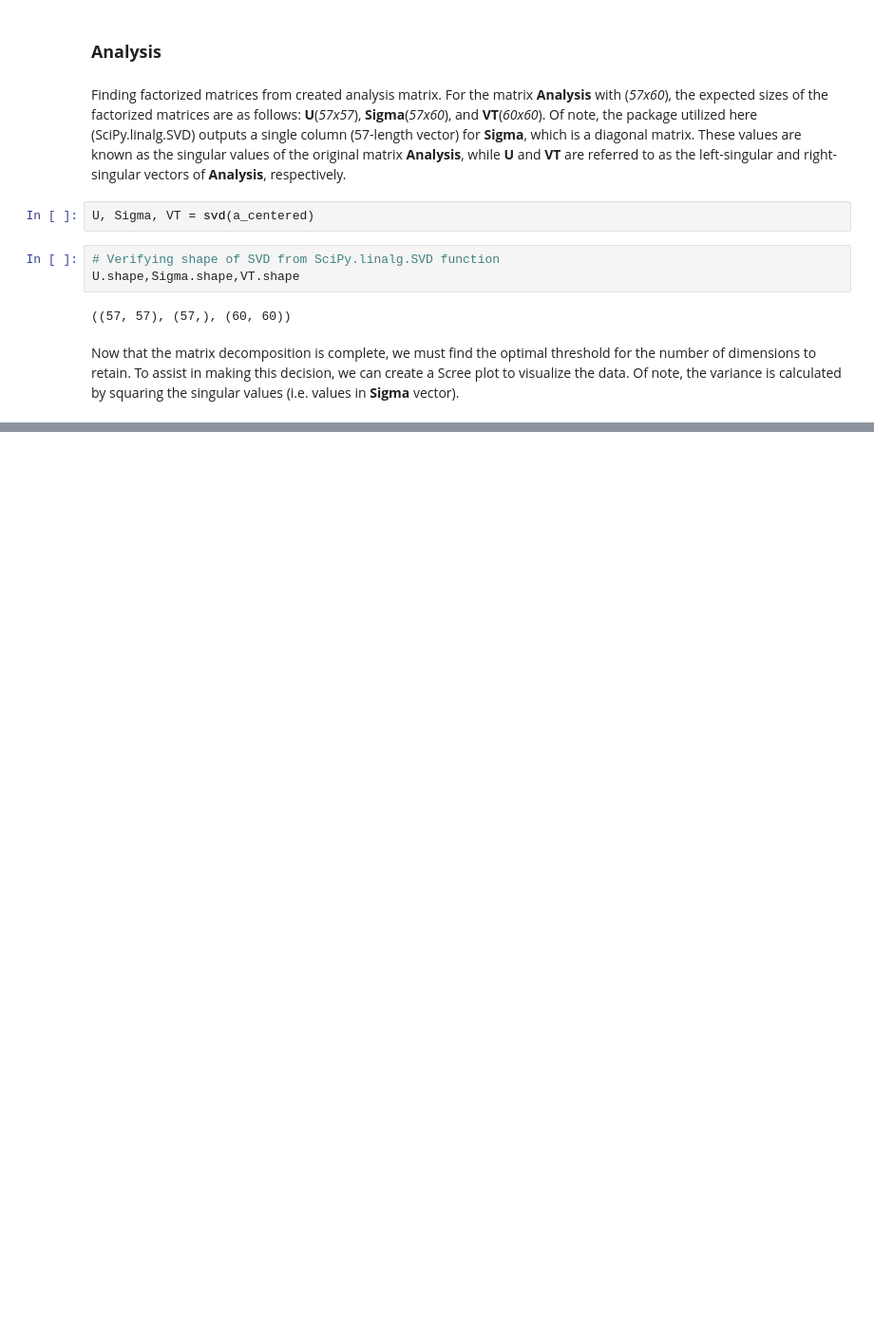
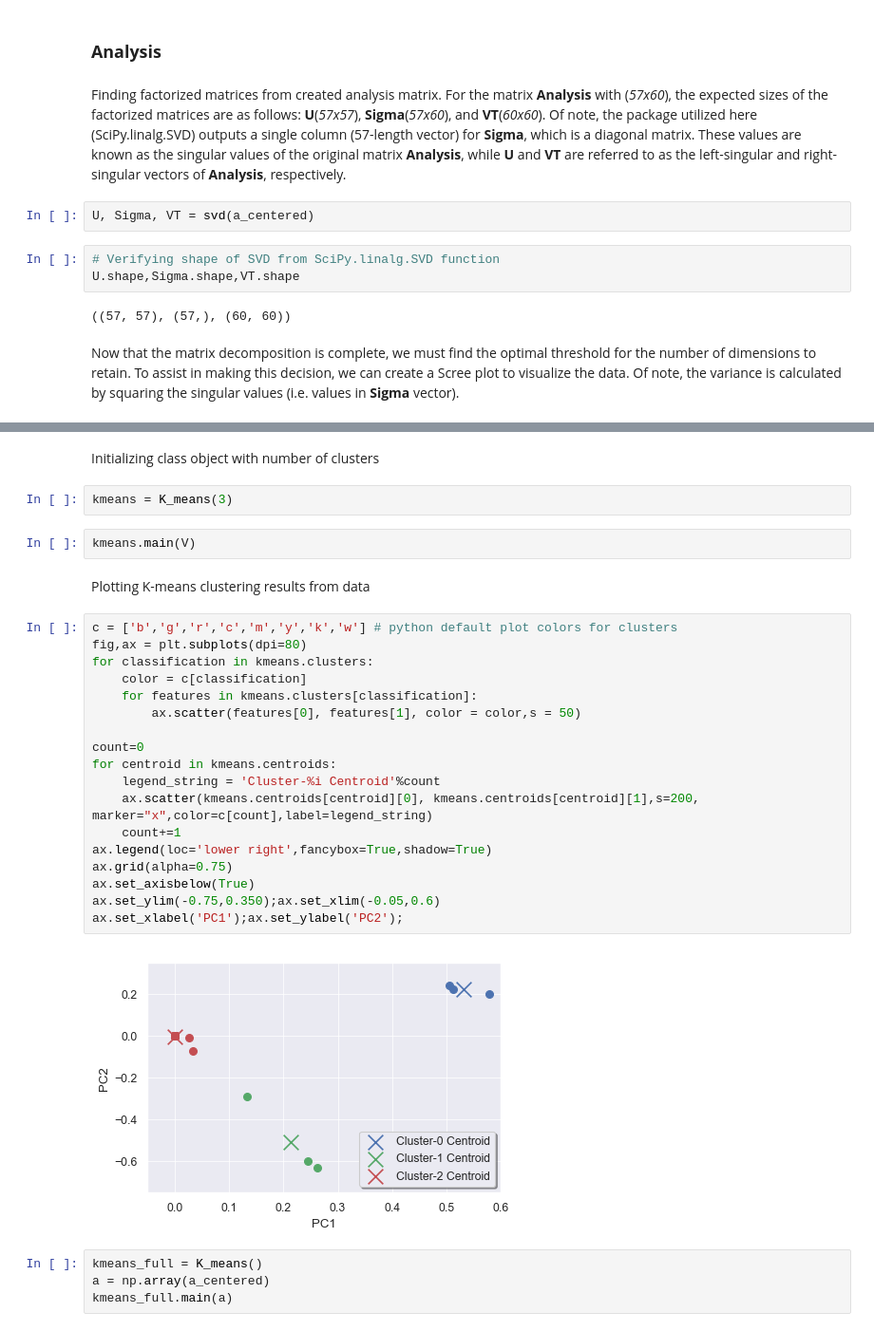
Before and after one commit to istewar1/Research, a Jupyter notebook: COSC 528/Project 2/Project2_notebook.ipynb, the cells around one changed output, grey strips where cells are left out. Shown at 95% size. Drawn from its saved outputs; the diff is of its cells as text; blank space fills up the shorter version.

```diff
--- a/COSC 528/Project 2/Project2_notebook.ipynb
+++ b/COSC 528/Project 2/Project2_notebook.ipynb
@@ -163,0 +277,32 @@ def getValues(n,V):
+# %% [markdown]
+Initializing class object with number of clusters
+# %%
+kmeans = K_means(3)
+# %%
+kmeans.main(V)
+# %% [markdown]
+Plotting K-means clustering results from data
+# %%
+c = ['b','g','r','c','m','y','k','w'] # python default plot colors for clusters
+fig,ax = plt.subplots(dpi=80)
+for classification in kmeans.clusters:
+    color = c[classification]
+    for features in kmeans.clusters[classification]:
+        ax.scatter(features[0], features[1], color = color,s = 50)
+
+count=0
+for centroid in kmeans.centroids:
+    legend_string = 'Cluster-%i Centroid'%count
+    ax.scatter(kmeans.centroids[centroid][0], kmeans.centroids[centroid][1],s=200, marker="x",color=c[count],label=legend_string)
+    count+=1
+ax.legend(loc='lower right',fancybox=True,shadow=True)
+ax.grid(alpha=0.75)
+ax.set_axisbelow(True)
+ax.set_ylim(-0.75,0.350);ax.set_xlim(-0.05,0.6)
+ax.set_xlabel('PC1');ax.set_ylabel('PC2');
+# %% [output]
+[figure, added]
+# %%
+kmeans_full = K_means()
+a = np.array(a_centered)
+kmeans_full.main(a)
```
Also changed, not shown: parts of 14 cells of this notebook, 1 other file.
